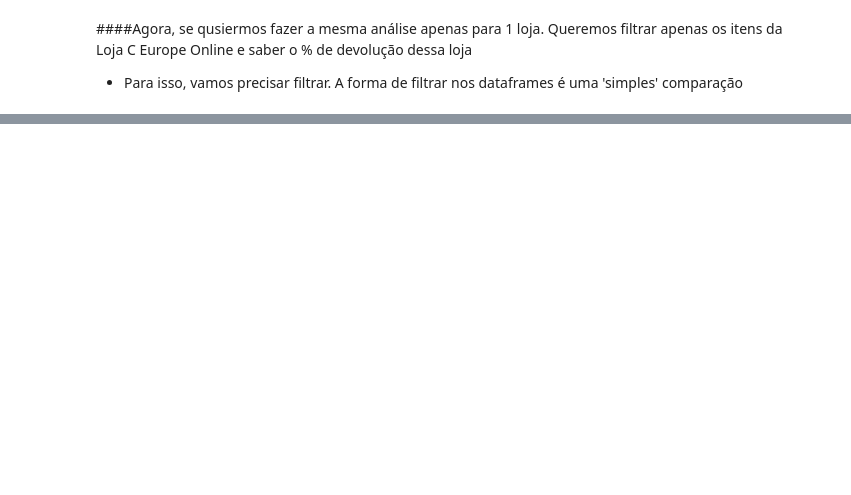
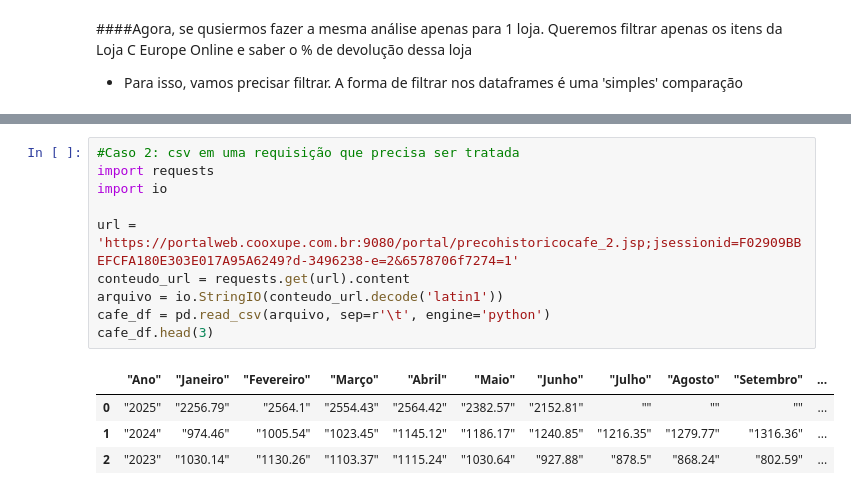
Before and after one commit to leandroclv/python_hashtag, a Jupyter notebook: pandas.ipynb, the cells around one changed output, grey strips where cells are left out. Drawn from its saved outputs; the diff is of its cells as text; blank space fills up the shorter version.

```diff
--- a/pandas.ipynb
+++ b/pandas.ipynb
@@ -505,0 +699,15 @@ vendas_df = vendas_df.merge(df_clientes, on='ID Cliente').rename(columns={'E-mai
+# %%
+#Caso 2: csv em uma requisição que precisa ser tratada
+import requests
+import io
+
+url = 'https://portalweb.cooxupe.com.br:9080/portal/precohistoricocafe_2.jsp;jsessionid=F02909BBEFCFA180E303E017A95A6249?d-3496238-e=2&6578706f7274=1'
+conteudo_url = requests.get(url).content
+arquivo = io.StringIO(conteudo_url.decode('latin1'))
+cafe_df = pd.read_csv(arquivo, sep=r'\t', engine='python')
+cafe_df.head(3)
+# %% [output]
+|  | "Ano" | "Janeiro" | "Fevereiro" | "Março" | "Abril" | "Maio" | "Junho" | "Julho" | "Agosto" | "Setembro" | ... |
+| 0 | "2025" | "2256.79" | "2564.1" | "2554.43" | "2564.42" | "2382.57" | "2152.81" | "" | "" | "" | ... |
+| 1 | "2024" | "974.46" | "1005.54" | "1023.45" | "1145.12" | "1186.17" | "1240.85" | "1216.35" | "1279.77" | "1316.36" | ... |
+| 2 | "2023" | "1030.14" | "1130.26" | "1103.37" | "1115.24" | "1030.64" | "927.88" | "878.5" | "868.24" | "802.59" | ... |
```
Also changed, not shown: parts of 22 cells of this notebook.
